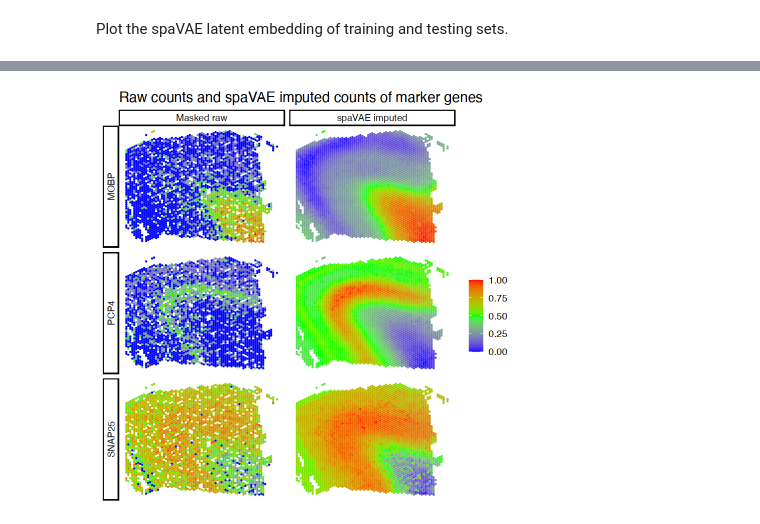
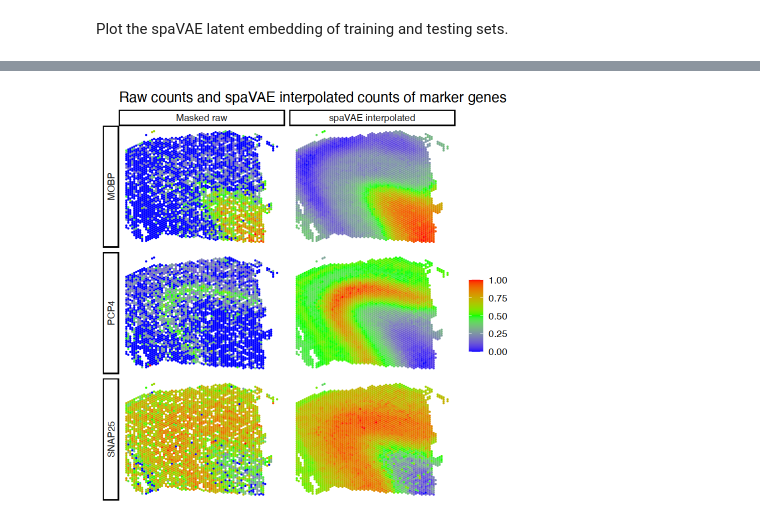
Before and after one commit to ttgump/spaVAE, a Jupyter notebook: Tutorial/Human_DLPFC/Human_DLPFC_section_151673_interpolate.ipynb, the cells around one changed output, grey strips where cells are left out. Saved outputs shown, nothing was run; the diff lists cells and outputs as text; code cells hidden in the pictures.

```diff
--- a/Tutorial/Human_DLPFC/Human_DLPFC_section_151673_interpolate.ipynb
+++ b/Tutorial/Human_DLPFC/Human_DLPFC_section_151673_interpolate.ipynb
@@ -273,38 +273,38 @@ train_counts <- read.table("train_denoised_counts.txt", sep=",")
 train_idx <- as.numeric(readLines("sample_151673_train_index.txt"))+1
 rownames(train_counts) <- train_idx
 colnames(train_counts) <- gene
 
 logtraincounts <- log(train_counts)
 logtraincounts <- t(apply(logtraincounts, 2, function(z) scales::rescale(z, to=c(0,1))))
 
 test_counts <- read.table("test_denoised_counts.txt", sep=",")
 test_idx <- as.numeric(readLines("sample_151673_test_index.txt"))+1
 rownames(test_counts) <- test_idx
 colnames(test_counts) <- gene
 
 combine_counts <- rbind(train_counts, test_counts)
 colnames(combine_counts) <- gene
 
 logcombinecounts <- log(combine_counts)
 logcombinecounts <- t(apply(logcombinecounts, 2, function(z) scales::rescale(z, to=c(0,1))))
 
 combine_idx <- c(train_idx, test_idx)
 
-impute.raw.dat <- data.frame(exp=c(lograwcounts["ENSG00000168314",train_idx], lograwcounts["ENSG00000183036",train_idx],
+interpolate.raw.dat <- data.frame(exp=c(lograwcounts["ENSG00000168314",train_idx], lograwcounts["ENSG00000183036",train_idx],
                                  lograwcounts["ENSG00000132639",train_idx]),
                            gene=rep(c("MOBP", "PCP4", "SNAP25"), each=ncol(lograwcounts[,train_idx])),
                            x=rep(pos[train_idx, "x"], 3), y=rep(pos[train_idx, "y"], 3), data="Masked raw")
-impute.combine.dat <- data.frame(exp=c(logcombinecounts["ENSG00000168314",], logcombinecounts["ENSG00000183036",],
+interpolate.combine.dat <- data.frame(exp=c(logcombinecounts["ENSG00000168314",], logcombinecounts["ENSG00000183036",],
                                      logcombinecounts["ENSG00000132639",]),
                                gene=rep(c("MOBP", "PCP4", "SNAP25"), each=ncol(logcombinecounts)),
-                               x=rep(pos[combine_idx, "x"], 3), y=rep(pos[combine_idx, "y"], 3), data="spaVAE imputed")
-impute.dat <- rbind(impute.raw.dat, impute.combine.dat)
-impute.dat$gene <- factor(impute.dat$gene, levels=c("MOBP", "PCP4", "SNAP25"))
+                               x=rep(pos[combine_idx, "x"], 3), y=rep(pos[combine_idx, "y"], 3), data="spaVAE interpolated")
+interpolate.dat <- rbind(interpolate.raw.dat, interpolate.combine.dat)
+interpolate.dat$gene <- factor(interpolate.dat$gene, levels=c("MOBP", "PCP4", "SNAP25"))
 
-ggplot(impute.dat, aes(x=x, y=y, color=exp)) + geom_point(size=0.2) +
+ggplot(interpolate.dat, aes(x=x, y=y, color=exp)) + geom_point(size=0.2) +
 facet_grid(gene~data, switch="y") + scale_colour_gradientn(colours=rainbow(3, rev=T)) +
-ggtitle("Raw counts and spaVAE imputed counts of marker genes") + theme_classic() +
+ggtitle("Raw counts and spaVAE interpolated counts of marker genes") + theme_classic() +
 theme(axis.title=element_blank(), axis.ticks=element_blank(), axis.line=element_blank(), axis.text=element_blank(),
       legend.title=element_blank(), text = element_text(size=14))
 # %% [output]
-[figure, old version]
+[figure, new version]
```
Also changed, not shown: parts of 3 cells of this notebook.
